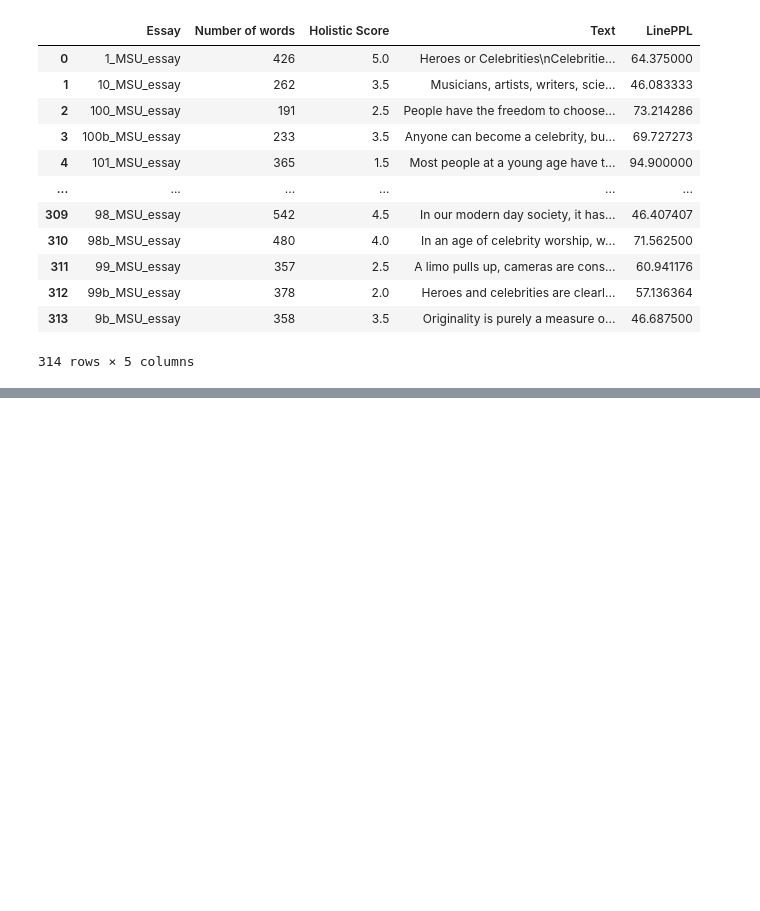
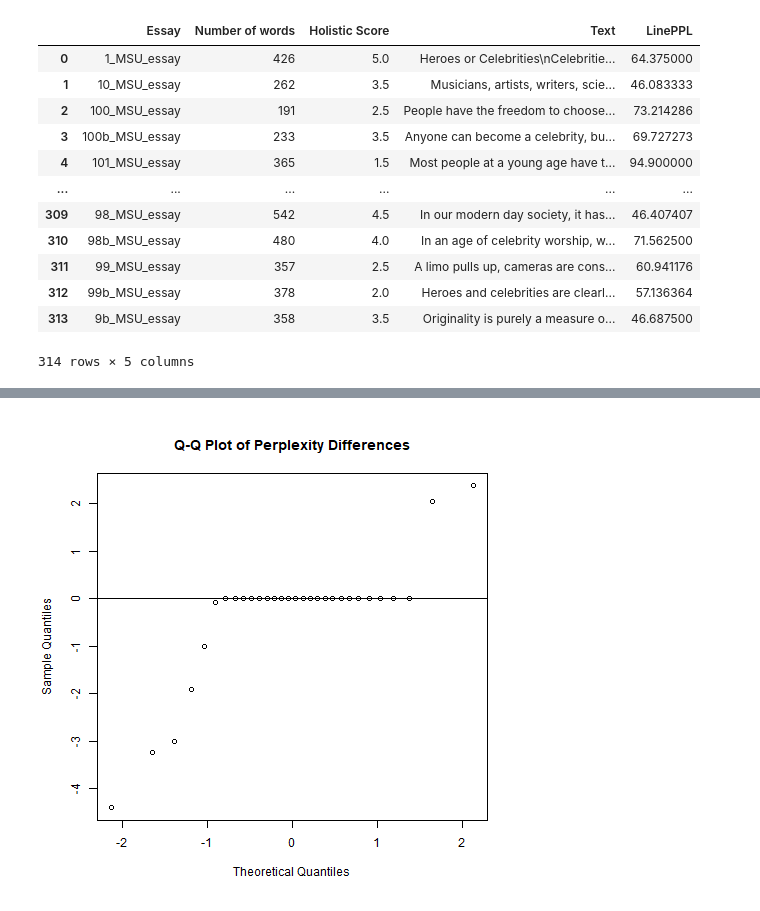
Before and after one commit to brightp-py/cic_student_essays, a Jupyter notebook: gptzero_column.ipynb, the cells around one changed output, grey strips where cells are left out. Drawn from its saved outputs; the diff is of its cells as text; code cells hidden in the pictures; blank space fills up the shorter version.

```diff
--- a/gptzero_column.ipynb
+++ b/gptzero_column.ipynb
@@ -269,0 +366,6 @@ essays.to_csv(os.path.join(DATADIR, "EssaysWithPPL.csv"))
+# %%
+%%R
+qqnorm(df$difference, main = "Q-Q Plot of Perplexity Differences")
+qqline(df$difference)
+# %% [output]
+[figure, added]
```
Also changed, not shown: parts of 18 cells of this notebook, 2 other files.
